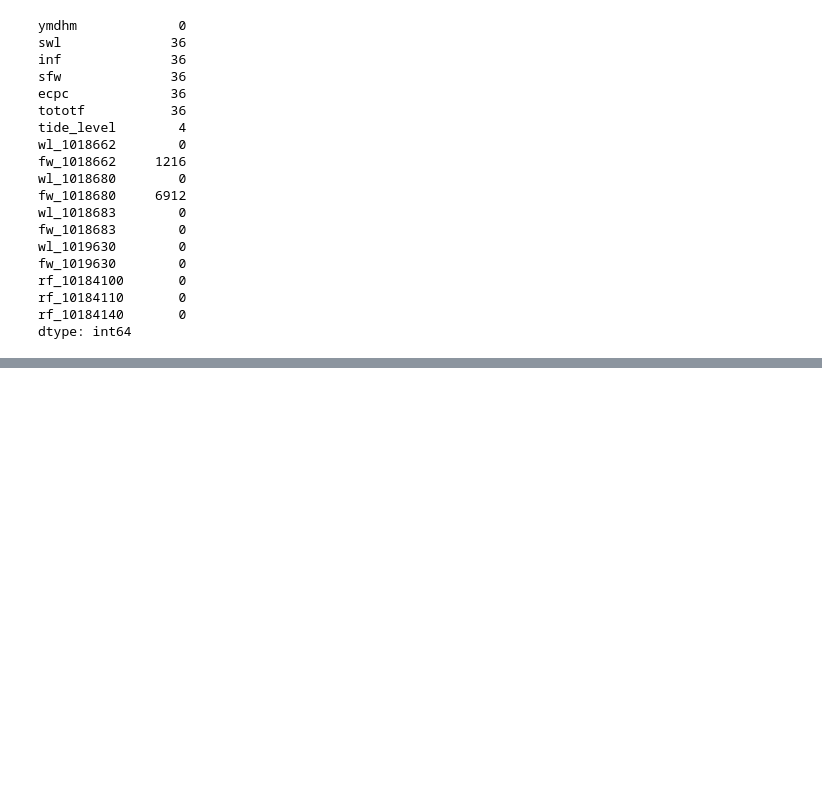
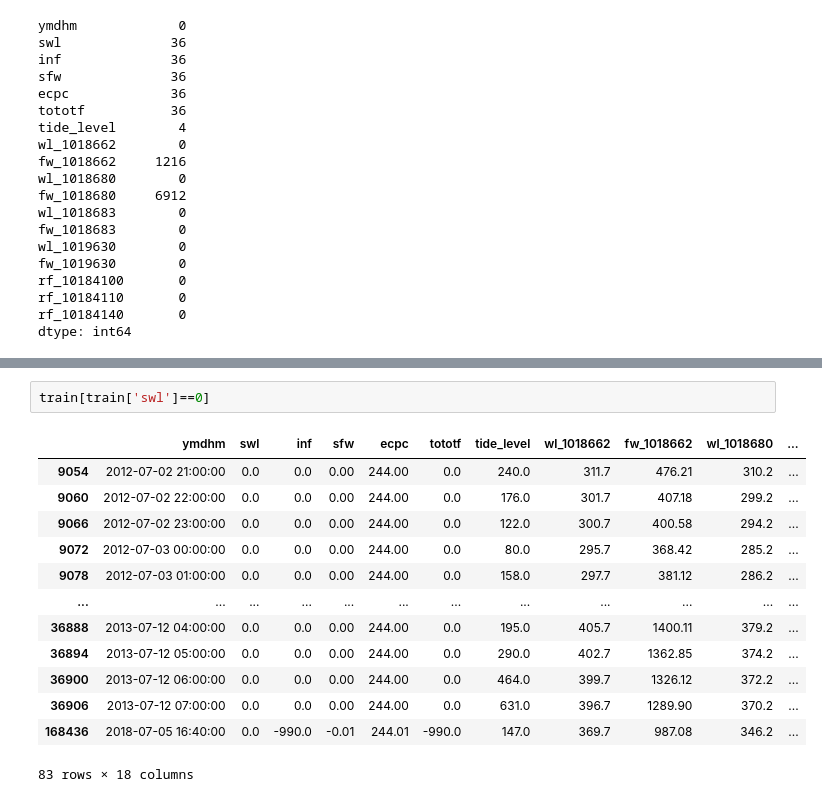
Before and after one commit to ljs7463/Dacon-HanRiverForecasting, a Jupyter notebook: 임정석/analysis.ipynb, the cells around one changed output, grey strips where cells are left out. Saved outputs shown, nothing was run; the diff lists cells and outputs as text; blank space fills up the shorter version.

```diff
--- a/임정석/analysis.ipynb
+++ b/임정석/analysis.ipynb
@@ -123,0 +253,16 @@ dtype: int64
+# %%
+train[train['swl']==0]
+# %% [output]
+|  | ymdhm | swl | inf | sfw | ecpc | tototf | tide_level | wl_1018662 | fw_1018662 | wl_1018680 | ... |
+| 9054 | 2012-07-02 21:00:00 | 0.0 | 0.0 | 0.00 | 244.00 | 0.0 | 240.0 | 311.7 | 476.21 | 310.2 | ... |
+| 9060 | 2012-07-02 22:00:00 | 0.0 | 0.0 | 0.00 | 244.00 | 0.0 | 176.0 | 301.7 | 407.18 | 299.2 | ... |
+| 9066 | 2012-07-02 23:00:00 | 0.0 | 0.0 | 0.00 | 244.00 | 0.0 | 122.0 | 300.7 | 400.58 | 294.2 | ... |
+| 9072 | 2012-07-03 00:00:00 | 0.0 | 0.0 | 0.00 | 244.00 | 0.0 | 80.0 | 295.7 | 368.42 | 285.2 | ... |
+| 9078 | 2012-07-03 01:00:00 | 0.0 | 0.0 | 0.00 | 244.00 | 0.0 | 158.0 | 297.7 | 381.12 | 286.2 | ... |
+| ... | ... | ... | ... | ... | ... | ... | ... | ... | ... | ... | ... |
+| 36888 | 2013-07-12 04:00:00 | 0.0 | 0.0 | 0.00 | 244.00 | 0.0 | 195.0 | 405.7 | 1400.11 | 379.2 | ... |
+| 36894 | 2013-07-12 05:00:00 | 0.0 | 0.0 | 0.00 | 244.00 | 0.0 | 290.0 | 402.7 | 1362.85 | 374.2 | ... |
+| 36900 | 2013-07-12 06:00:00 | 0.0 | 0.0 | 0.00 | 244.00 | 0.0 | 464.0 | 399.7 | 1326.12 | 372.2 | ... |
+| 36906 | 2013-07-12 07:00:00 | 0.0 | 0.0 | 0.00 | 244.00 | 0.0 | 631.0 | 396.7 | 1289.90 | 370.2 | ... |
+| 168436 | 2018-07-05 16:40:00 | 0.0 | -990.0 | -0.01 | 244.01 | -990.0 | 147.0 | 369.7 | 987.08 | 346.2 | ... |
+83 rows × 18 columns
```
Also changed, not shown: parts of 19 cells of this notebook.
